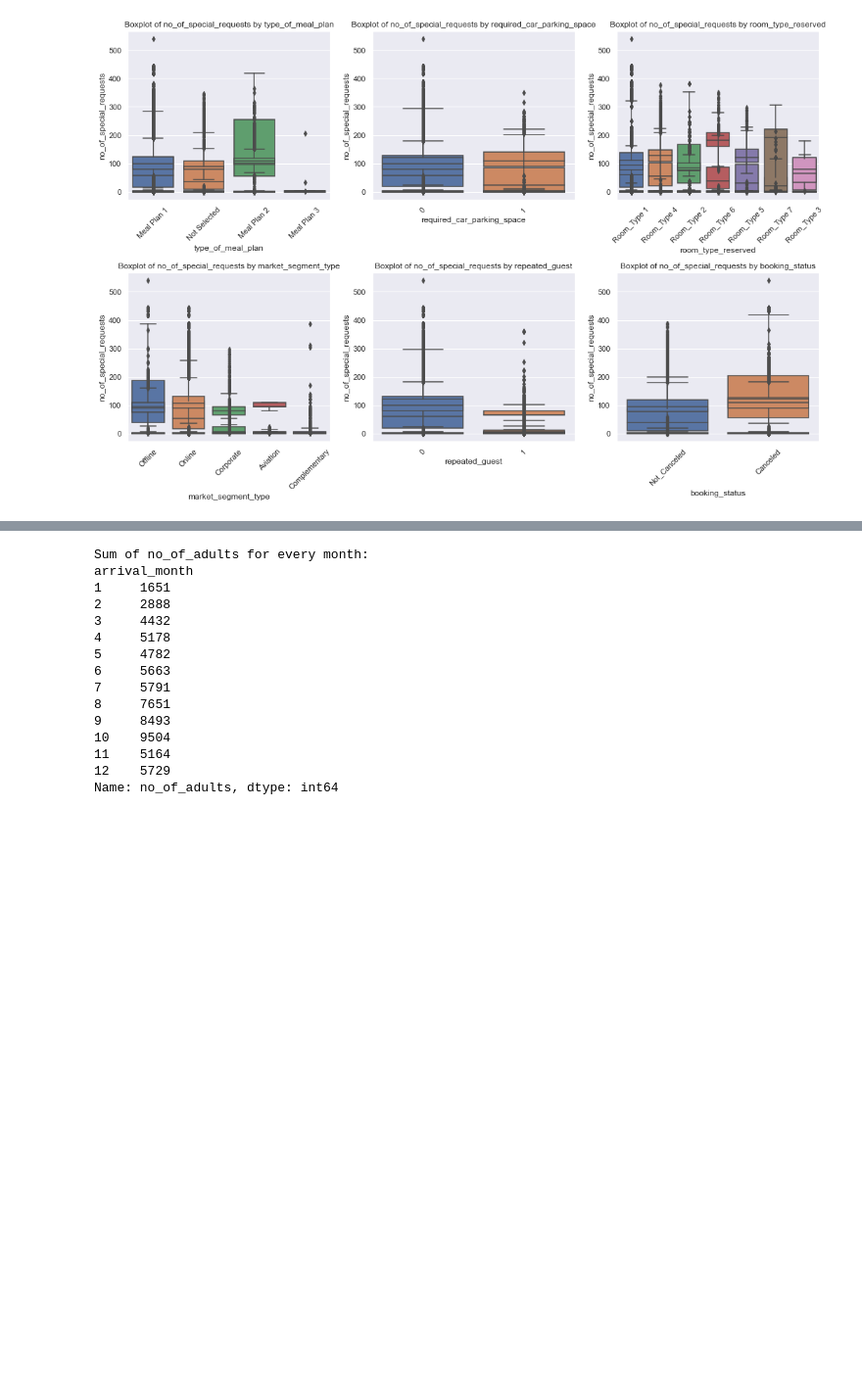
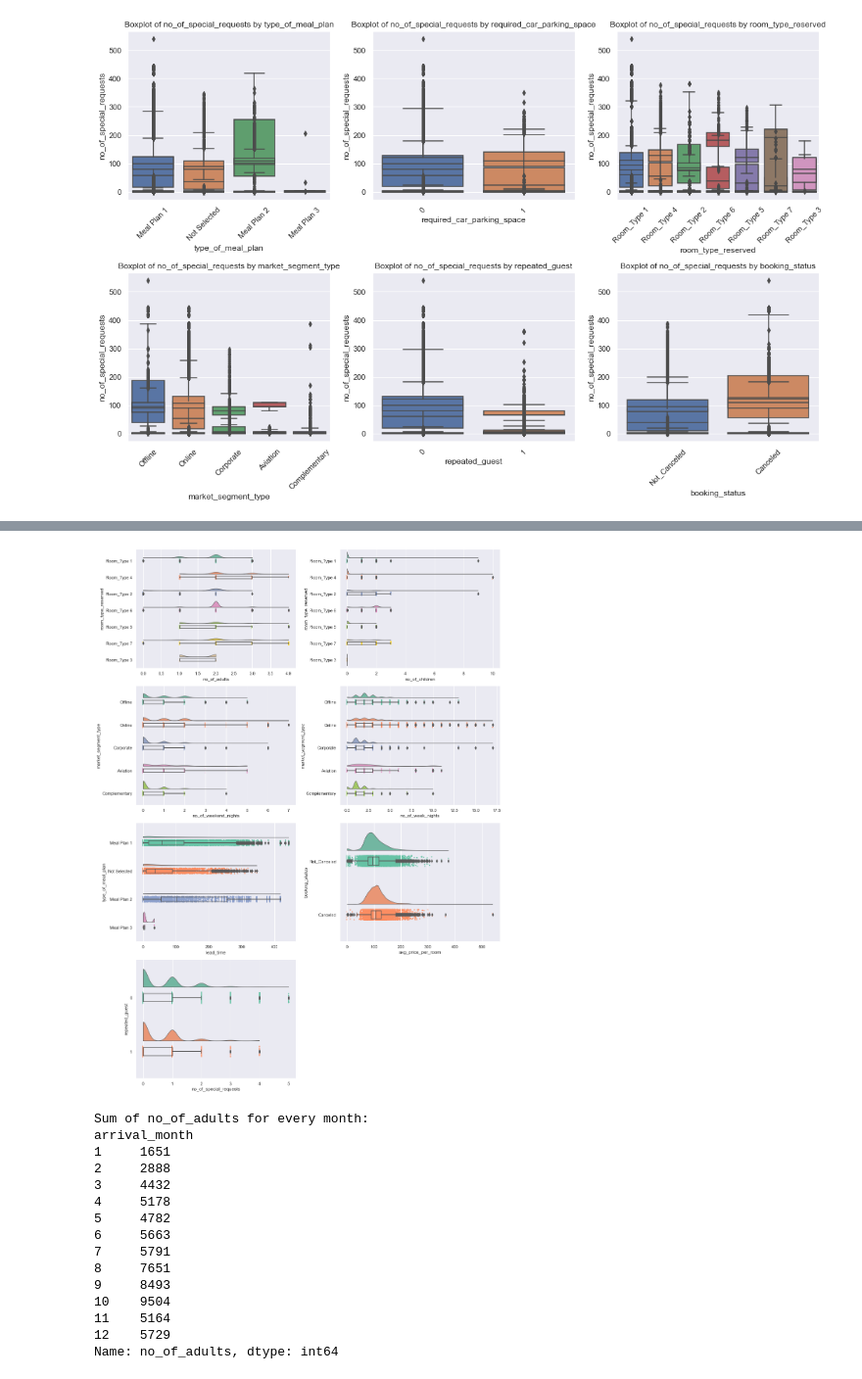
Before and after one commit to georgekalf/HotelReservations-ML, a Jupyter notebook: EDA.ipynb, the cells around one changed output, grey strips where cells are left out. Shown at 98% size. Cells and saved outputs as stored; diff of their text form; code cells hidden in the pictures; blank space fills up the shorter version.

```diff
--- a/EDA.ipynb
+++ b/EDA.ipynb
@@ -186,3 +200,31 @@ plt.show()
+# %%
+fig, axes = plt.subplots(4, 2, figsize=(15, 20))  # Creating subplots
+
+# plot for 'no_of_adults' and 'no_of_children' by 'room_type_reserved'
+pt.RainCloud(x='room_type_reserved', y='no_of_adults', data=hotel_df, orient='h', ax=axes[0, 0])
+pt.RainCloud(x='room_type_reserved', y='no_of_children', data=hotel_df, orient='h', ax=axes[0, 1])
+
+# plot for 'no_of_weekend_nights' and 'no_of_week_nights' by 'market_segment_type'
+pt.RainCloud(x='market_segment_type', y='no_of_weekend_nights', data=hotel_df, orient='h', ax=axes[1, 0])
+pt.RainCloud(x='market_segment_type', y='no_of_week_nights', data=hotel_df, orient='h', ax=axes[1, 1])
+
+# plot for 'lead_time' by 'type_of_meal_plan'
+pt.RainCloud(x='type_of_meal_plan', y='lead_time', data=hotel_df, orient='h', ax=axes[2, 0])
+
+# plot for 'avg_price_per_room' by 'booking_status'
+pt.RainCloud(x='booking_status', y='avg_price_per_room', data=hotel_df, orient='h', ax=axes[2, 1])
+
+# plot for 'no_of_special_requests' by 'repeated_guest'
+pt.RainCloud(x='repeated_guest', y='no_of_special_requests', data=hotel_df, orient='h', ax=axes[3, 0])
+
+# hiding the empty subplot
+axes[3, 1].axis('off')
+
+# populating the figure
+plt.tight_layout()
+plt.show()
+# %% [output]
+[figure, added]
 # %%
 # calculating the sum of no_of_adults for every month
 print("Sum of no_of_adults for every month:")
```
Also changed, not shown: parts of 3 cells of this notebook.
